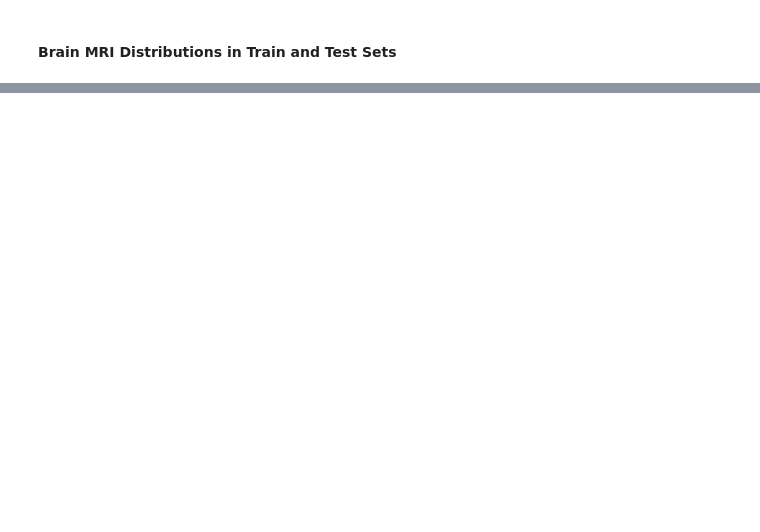
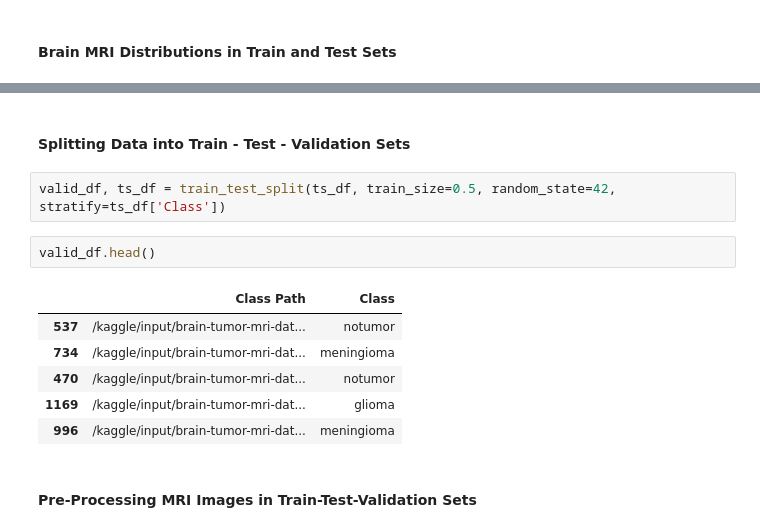
Before and after one commit to U1186204/GradCAM-in-Brain-Tumor-Classification, a Jupyter notebook: main.ipynb, the cells around one changed output, grey strips where cells are left out. Drawn from its saved outputs; the diff is of its cells as text; blank space fills up the shorter version.

```diff
--- a/main.ipynb
+++ b/main.ipynb
@@ -118,0 +124,15 @@ plt.show()
+# %% [markdown]
+#### Splitting Data into Train - Test - Validation Sets
+# %%
+valid_df, ts_df = train_test_split(ts_df, train_size=0.5, random_state=42, stratify=ts_df['Class'])
+# %%
+valid_df.head()
+# %% [output]
+|  | Class Path | Class |
+| 537 | /kaggle/input/brain-tumor-mri-dat... | notumor |
+| 734 | /kaggle/input/brain-tumor-mri-dat... | meningioma |
+| 470 | /kaggle/input/brain-tumor-mri-dat... | notumor |
+| 1169 | /kaggle/input/brain-tumor-mri-dat... | glioma |
+| 996 | /kaggle/input/brain-tumor-mri-dat... | meningioma |
+# %% [markdown]
+#### Pre-Processing MRI Images in Train-Test-Validation Sets
```
Also changed, not shown: parts of 10 cells of this notebook.
